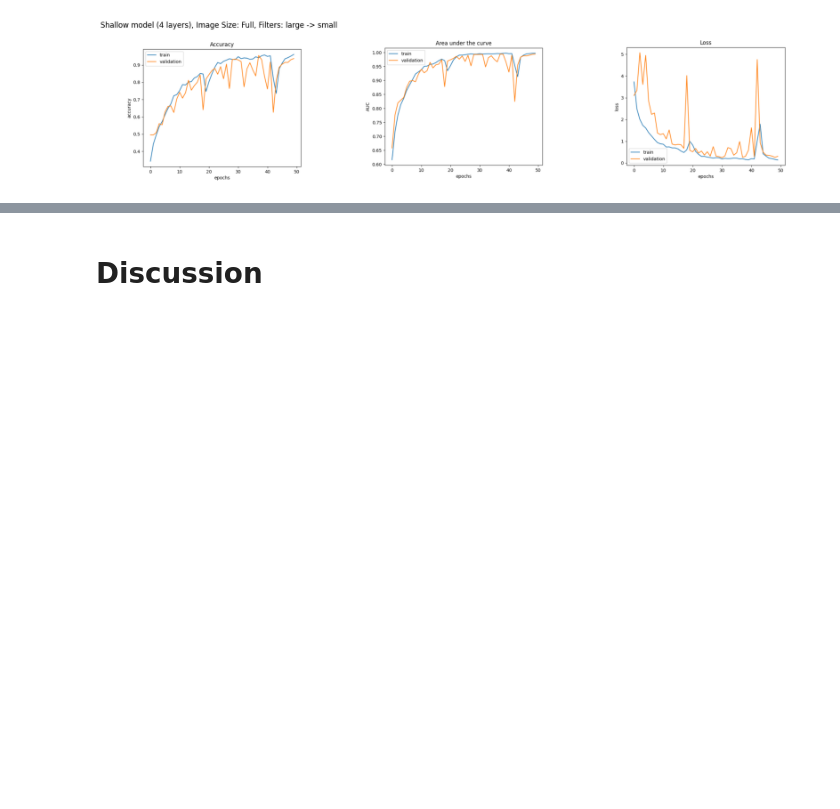
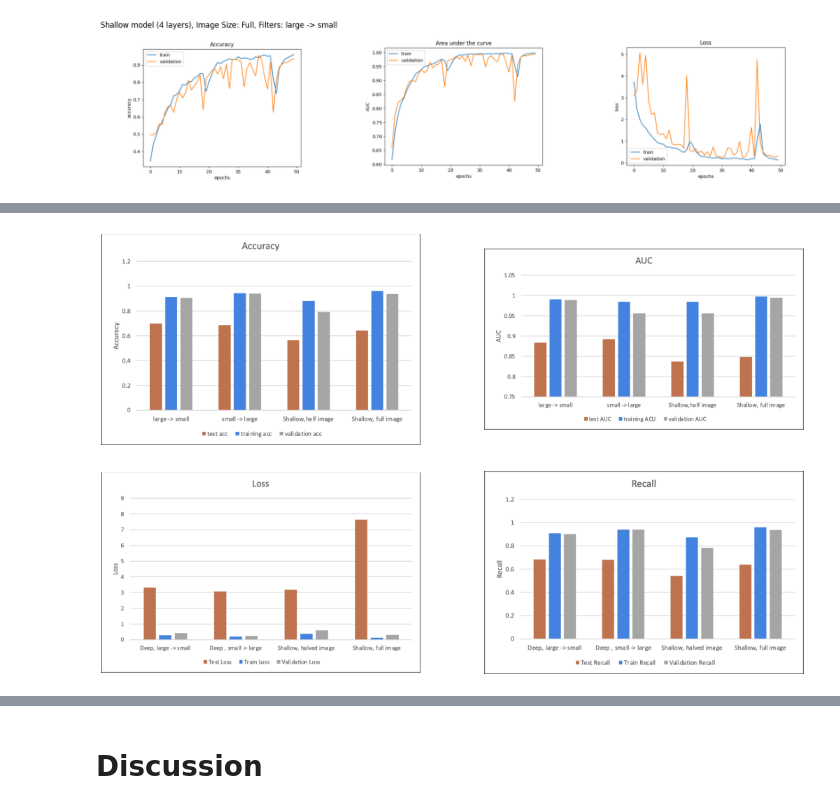
Before and after one commit to christinecoconnor/ML-Final-Project, a Jupyter notebook: Final_Project_Submission_DRAFT.ipynb, the cells around one changed output, grey strips where cells are left out. Cells and saved outputs as stored; diff of their text form; code cells hidden in the pictures; blank space fills up the shorter version.

```diff
--- a/Final_Project_Submission_DRAFT.ipynb
+++ b/Final_Project_Submission_DRAFT.ipynb
@@ -402,5 +426,29 @@ display_img("4", "Shallow model (4 layers), Image Size: Full, Filters: large ->
 # %%
 # Show plots or visualizations of your evaluation metric(s) on the train and test sets.
 #   What do these plots show about over- or under-fitting?
 #   You may borrow from how we visualized results in the Lab homeworks.
-#   Are there aspects of your results that are difficult to visualize? Why?
+#   Are there aspects of your results that are difficult to visualize? Why? --> answered below
+
+import matplotlib.pyplot as plt
+import cv2
+
+plt.figure(figsize=(18,10))
+plt.subplot(1,2,1)
+plt.imshow(cv2.imread('accuracy_train_test.png'))
+plt.axis("off");
+
+plt.subplot(1,2,2)
+plt.imshow(cv2.imread('auc_train_test.png'))
+plt.axis("off");
+
+plt.figure(figsize=(18,10))
+plt.subplot(1,2,1)
+plt.imshow(cv2.imread('loss_train_test.png'))
+plt.axis("off");
+
+plt.subplot(1,2,2)
+plt.imshow(cv2.imread('recall_train_test.png'))
+plt.axis("off");
+# %% [output]
+[figure, added]
+[figure, added]
```
Also changed, not shown: parts of 7 cells of this notebook, 4 other files.
